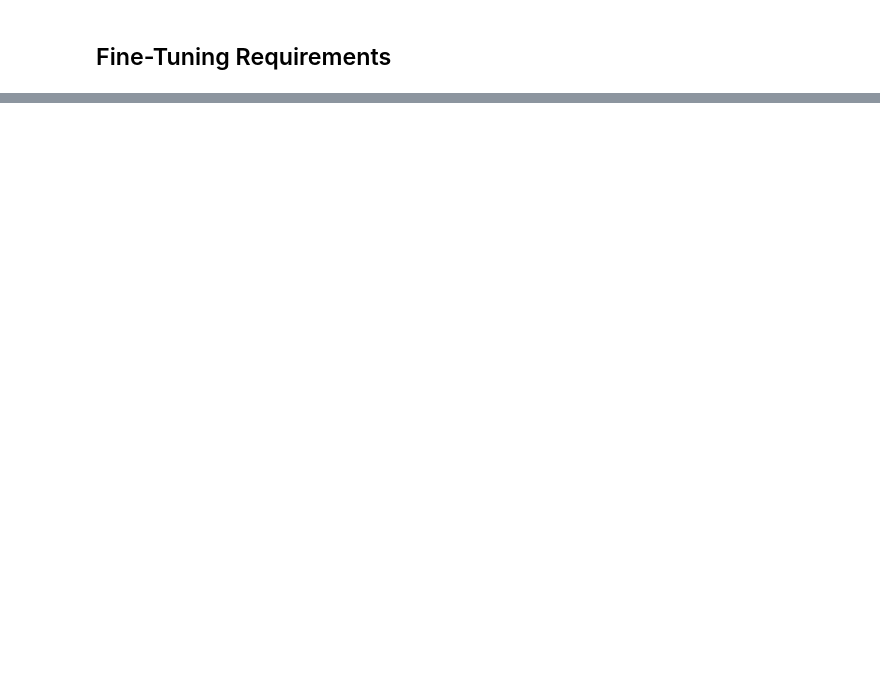
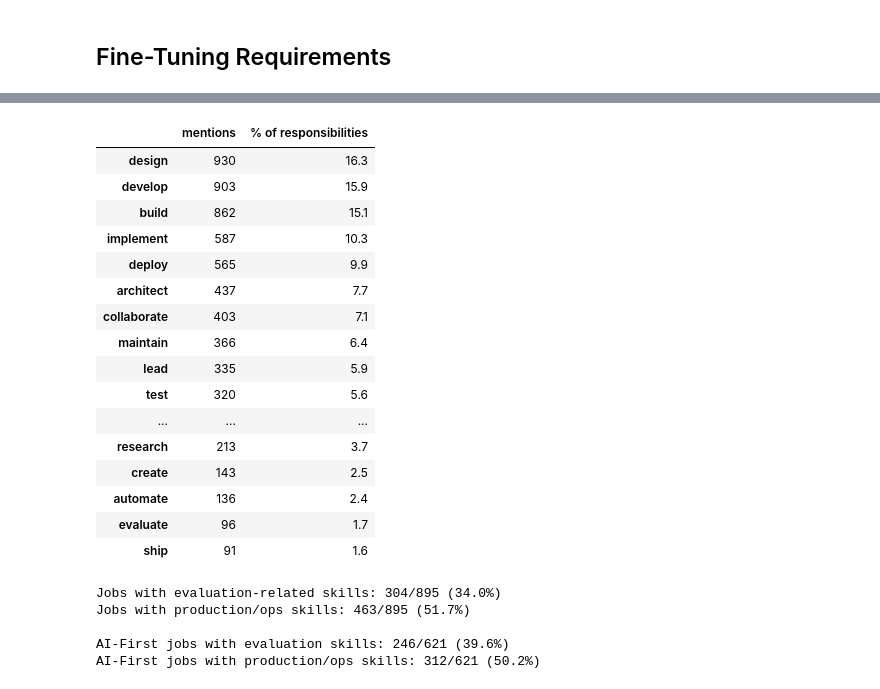
Before and after one commit to alexeygrigorev/ai-engineering-field-guide, a Jupyter notebook: job-market/analysis.ipynb, the cells around one changed output, grey strips where cells are left out. Saved outputs shown, nothing was run; the diff lists cells and outputs as text; code cells hidden in the pictures; blank space fills up the shorter version.

```diff
--- a/job-market/analysis.ipynb
+++ b/job-market/analysis.ipynb
@@ -399,0 +744,73 @@ for cat, count in sorted(uc_cats.items(), key=lambda x: -x[1]):
+# %%
+# Most common action words in responsibilities
+import re
+
+action_words = [
+    'build', 'design', 'implement', 'develop', 'deploy', 'maintain',
+    'collaborate', 'monitor', 'optimize', 'evaluate', 'test', 'scale',
+    'integrate', 'architect', 'manage', 'create', 'lead', 'research',
+    'support', 'deliver', 'ship', 'automate', 'improve', 'ensure'
+]
+
+word_counts = Counter()
+for resp in all_resp:
+    resp_lower = resp.lower()
+    for word in action_words:
+        if re.search(r'\b' + word + r'\w*\b', resp_lower):
+            word_counts[word] += 1
+
+action_df = pd.Series(dict(word_counts.most_common()))
+pd.DataFrame({
+    'mentions': action_df,
+    '% of responsibilities': (action_df / len(all_resp) * 100).round(1)
+})
+# %% [output]
+|  | mentions | % of responsibilities |
+| design | 930 | 16.3 |
+| develop | 903 | 15.9 |
+| build | 862 | 15.1 |
+| implement | 587 | 10.3 |
+| deploy | 565 | 9.9 |
+| architect | 437 | 7.7 |
+| collaborate | 403 | 7.1 |
+| maintain | 366 | 6.4 |
+| lead | 335 | 5.9 |
+| test | 320 | 5.6 |
+| ... | ... | ... |
+| research | 213 | 3.7 |
+| create | 143 | 2.5 |
+| automate | 136 | 2.4 |
+| evaluate | 96 | 1.7 |
+| ship | 91 | 1.6 |
+# %%
+# Evaluation and production/ops as explicit skill requirements
+eval_skill_keywords = ['evaluation', 'eval', 'testing', 'quality', 'monitoring', 'observability']
+prod_skill_keywords = ['docker', 'kubernetes', 'ci/cd', 'mlops', 'terraform']
+
+def count_jobs_with_skills(df_subset, keywords):
+    return df_subset.apply(
+        lambda row: any(
+            any(kw in s.lower() for kw in keywords)
+            for col in SKILL_COLS
+            for s in (row[col] if isinstance(row[col], list) else [])
+        ), axis=1
+    ).sum()
+
+eval_skill_jobs = count_jobs_with_skills(df, eval_skill_keywords)
+prod_skill_jobs = count_jobs_with_skills(df, prod_skill_keywords)
+
+print(f'Jobs with evaluation-related skills: {eval_skill_jobs}/{len(df)} ({eval_skill_jobs/len(df)*100:.1f}%)')
+print(f'Jobs with production/ops skills: {prod_skill_jobs}/{len(df)} ({prod_skill_jobs/len(df)*100:.1f}%)')
+
+# For AI-First specifically
+eval_af = count_jobs_with_skills(ai_first, eval_skill_keywords)
+prod_af = count_jobs_with_skills(ai_first, prod_skill_keywords)
+
+print(f'\nAI-First jobs with evaluation skills: {eval_af}/{len(ai_first)} ({eval_af/len(ai_first)*100:.1f}%)')
+print(f'AI-First jobs with production/ops skills: {prod_af}/{len(ai_first)} ({prod_af/len(ai_first)*100:.1f}%)')
+# %% [output]
+Jobs with evaluation-related skills: 304/895 (34.0%)
+Jobs with production/ops skills: 463/895 (51.7%)
+
+AI-First jobs with evaluation skills: 246/621 (39.6%)
+AI-First jobs with production/ops skills: 312/621 (50.2%)
```
Also changed, not shown: parts of 29 cells of this notebook, 7 other files.
